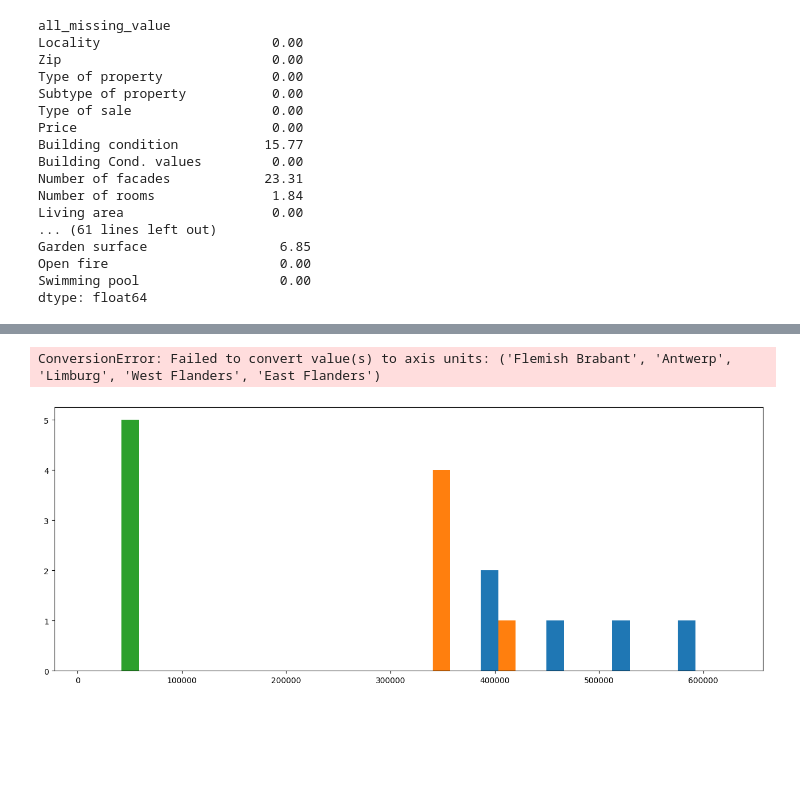
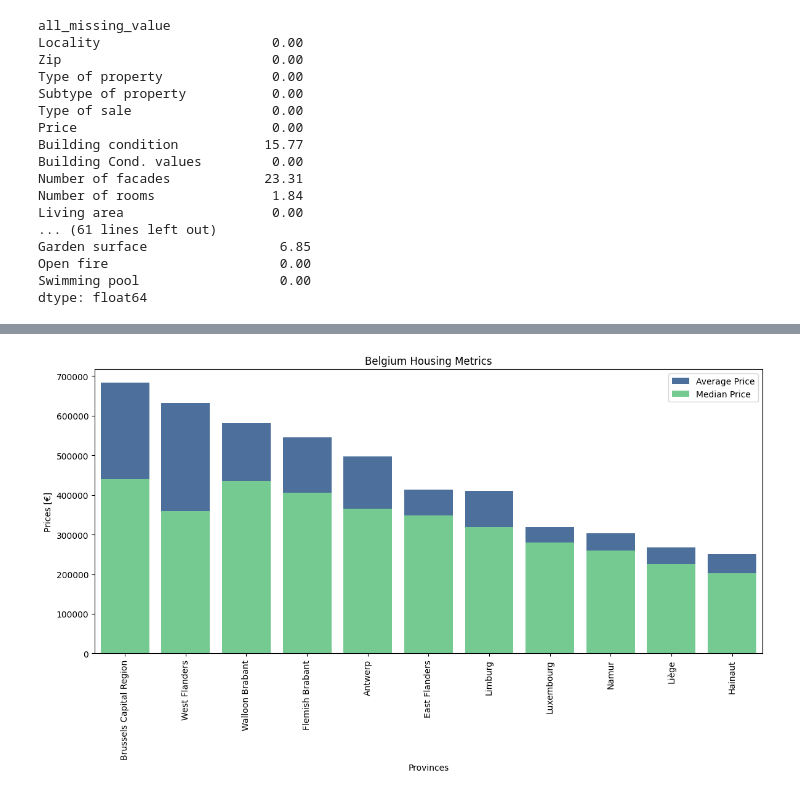
Before and after one commit to melikkekaya/challenge-data-analysis, a Jupyter notebook: mourad.ipynb, the cells around one changed output, grey strips where cells are left out. Drawn from its saved outputs; the diff is of its cells as text; code cells hidden in the pictures; blank space fills up the shorter version.

Commit message:
plot avg median

```diff
--- a/mourad.ipynb
+++ b/mourad.ipynb
@@ -308,17 +319,22 @@ plt.show
-# %%
-
-fig = plt.figure(figsize=(16,6))
-n, bins, patches = plt.hist(flanders_metrics)
-bins=('Flemish Brabant','Antwerp','Limburg','West Flanders','East Flanders')
-
-plt.xticks(bins)
-plt.grid(color='white', lw = 0.5, axis='x')
-
-plt.title('Histogram of Avg_Price per region', loc = 'left', fontsize = 18)
-plt.show()
-# %% [output]
-ConversionError: Failed to convert value(s) to axis units: ('Flemish Brabant', 'Antwerp', 'Limburg', 'West Flanders', 'East Flanders')
-[figure, removed]
+# %%
+
+import seaborn as sns
+belgium_metrics = belgium_metrics.sort_values('Avg_Price',ascending=False)
+plt.figure(figsize=(14, 6))
+plt.xticks(rotation=90)
+sns.barplot(data=belgium_metrics, x=belgium_metrics.index, y='Avg_Price', color='#3F6DA8', label='Average Price')
+sns.barplot(data=belgium_metrics, x=belgium_metrics.index, y='Median_Price', color='#67D88E', label='Median Price')
+
+# sns.barplot(data=belgium_metrics, x=belgium_metrics.index, y='Price_Per_Sq_Meter', color='red', label='Price per Sq. Meter')
+
+plt.xlabel('Provinces')
+plt.ylabel('Prices [€]')
+plt.title('Belgium Housing Metrics')
+
+plt.legend()
+plt.show()
+# %% [output]
+[figure, added]
 # %%
 pd.set_option('display.float_format', '{:.2f}'.format)
 
```
Also changed, not shown: parts of 5 cells of this notebook.
